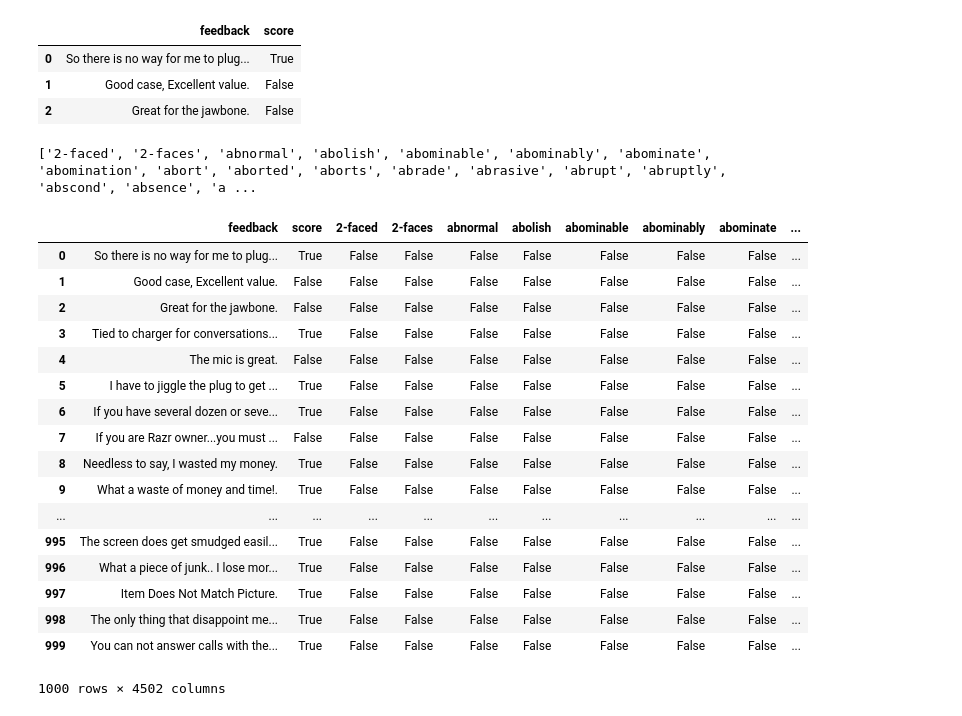
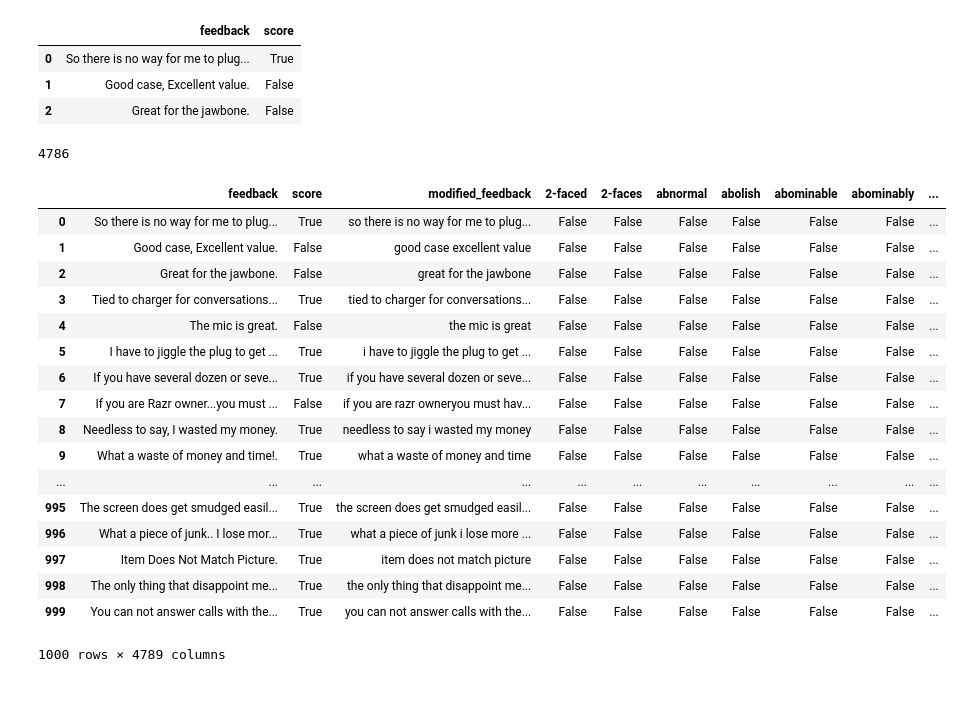
Before and after one commit to GlennSG/Thinkful-Assignments, a Jupyter notebook: Challenges/Challenge 6 Feedback Analysis/Challenge 6 Feedback Analysis.ipynb, the cells around one changed output. Drawn from its saved outputs; the diff is of its cells as text; code cells hidden in the pictures.

```diff
--- a/Challenges/Challenge 6 Feedback Analysis/Challenge 6 Feedback Analysis.ipynb
+++ b/Challenges/Challenge 6 Feedback Analysis/Challenge 6 Feedback Analysis.ipynb
@@ -62,9 +58,9 @@ keywords = list(neg_words.values.flatten())
 keywords.append("no")
 keywords.append("never")
 keywords.append("not")
-print(keywords)
+len(keywords)
 # %% [output]
-['2-faced', '2-faces', 'abnormal', 'abolish', 'abominable', 'abominably', 'abominate', 'abomination', 'abort', 'aborted', 'aborts', 'abrade', 'abrasive', 'abrupt', 'abruptly', 'abscond', 'absence', 'a ...
+4786
 # %%
 #strip punctuations from feedback messages
 def strip_punctuation(message):
@@ -73,37 +69,40 @@ def strip_punctuation(message):
 
 # compare two lists to see if feedback contains negative word
 def neg_message_check(df,col_name,alist):
+    import re
     message_list = list(df[col_name].values.flatten())
     new_message_list = []
     for message in message_list:
         new_message = strip_punctuation(message.lower())
+        #escape_message = re.escape(new_message)
         new_message_list.append(new_message)
 
     nm = pd.Series(new_message_list)
     df["modified_feedback"] = nm.values
 
     for key in alist:
-        df[str(key)] = df.modified_feedback.str.contains("" + str(key) + "",case=False)
+        escaped_key = re.escape(key)
+        df[str(key)] = df.modified_feedback.str.contains("" + str(escaped_key) + "",case=False)
         #amazon[str(key)] = amazon.modified_feedback.apply(lambda sentence: any(word in sentence for word in alist))
 # %%
-#neg_message_check(amazon,"feedback",keywords)
+neg_message_check(amazon,"feedback",keywords)
 display(amazon)
 # %% [output]
-|  | feedback | score | 2-faced | 2-faces | abnormal | abolish | abominable | abominably | abominate | ... |
-| 0 | So there is no way for me to plug... | True | False | False | False | False | False | False | False | ... |
-| 1 | Good case, Excellent value. | False | False | False | False | False | False | False | False | ... |
-| 2 | Great for the jawbone. | False | False | False | False | False | False | False | False | ... |
-| 3 | Tied to charger for conversations... | True | False | False | False | False | False | False | False | ... |
-| 4 | The mic is great. | False | False | False | False | False | False | False | False | ... |
-| 5 | I have to jiggle the plug to get ... | True | False | False | False | False | False | False | False | ... |
-| 6 | If you have several dozen or seve... | True | False | False | False | False | False | False | False | ... |
-| 7 | If you are Razr owner...you must ... | False | False | False | False | False | False | False | False | ... |
-| 8 | Needless to say, I wasted my money. | True | False | False | False | False | False | False | False | ... |
-| 9 | What a waste of money and time!. | True | False | False | False | False | False | False | False | ... |
+|  | feedback | score | modified_feedback | 2-faced | 2-faces | abnormal | abolish | abominable | abominably | ... |
+| 0 | So there is no way for me to plug... | True | so there is no way for me to plug... | False | False | False | False | False | False | ... |
+| 1 | Good case, Excellent value. | False | good case excellent value | False | False | False | False | False | False | ... |
+| 2 | Great for the jawbone. | False | great for the jawbone | False | False | False | False | False | False | ... |
+| 3 | Tied to charger for conversations... | True | tied to charger for conversations... | False | False | False | False | False | False | ... |
+| 4 | The mic is great. | False | the mic is great | False | False | False | False | False | False | ... |
+| 5 | I have to jiggle the plug to get ... | True | i have to jiggle the plug to get ... | False | False | False | False | False | False | ... |
+| 6 | If you have several dozen or seve... | True | if you have several dozen or seve... | False | False | False | False | False | False | ... |
+| 7 | If you are Razr owner...you must ... | False | if you are razr owneryou must hav... | False | False | False | False | False | False | ... |
+| 8 | Needless to say, I wasted my money. | True | needless to say i wasted my money | False | False | False | False | False | False | ... |
+| 9 | What a waste of money and time!. | True | what a waste of money and time | False | False | False | False | False | False | ... |
 | ... | ... | ... | ... | ... | ... | ... | ... | ... | ... | ... |
-| 995 | The screen does get smudged easil... | True | False | False | False | False | False | False | False | ... |
-| 996 | What a piece of junk.. I lose mor... | True | False | False | False | False | False | False | False | ... |
-| 997 | Item Does Not Match Picture. | True | False | False | False | False | False | False | False | ... |
-| 998 | The only thing that disappoint me... | True | False | False | False | False | False | False | False | ... |
-| 999 | You can not answer calls with the... | True | False | False | False | False | False | False | False | ... |
+| 995 | The screen does get smudged easil... | True | the screen does get smudged easil... | False | False | False | False | False | False | ... |
+| 996 | What a piece of junk.. I lose mor... | True | what a piece of junk i lose more ... | False | False | False | False | False | False | ... |
+| 997 | Item Does Not Match Picture. | True | item does not match picture | False | False | False | False | False | False | ... |
+| 998 | The only thing that disappoint me... | True | the only thing that disappoint me... | False | False | False | False | False | False | ... |
+| 999 | You can not answer calls with the... | True | you can not answer calls with the... | False | False | False | False | False | False | ... |
-1000 rows × 4502 columns
+1000 rows × 4789 columns
```
Also changed, not shown: parts of 4 cells of this notebook.
